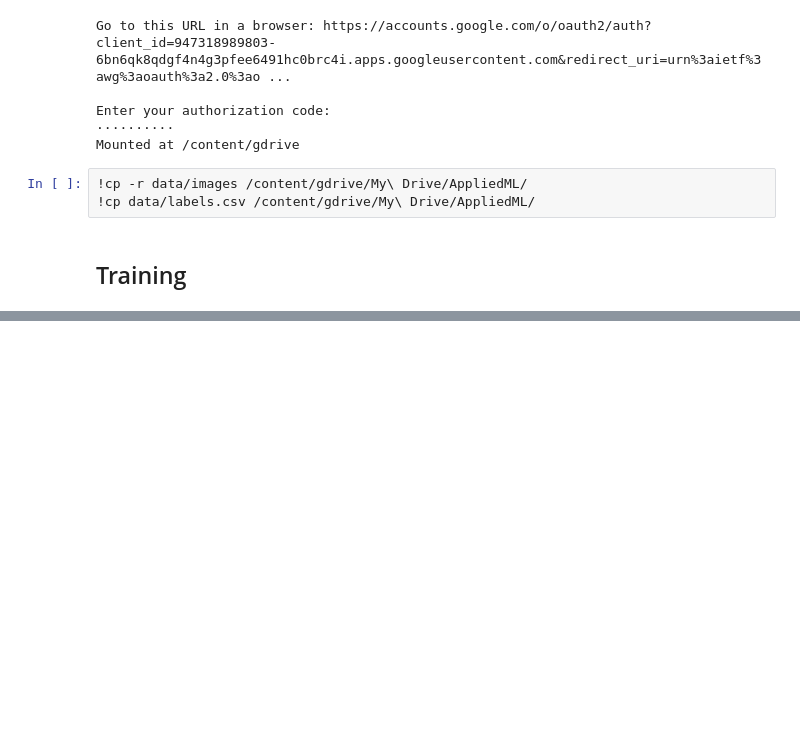
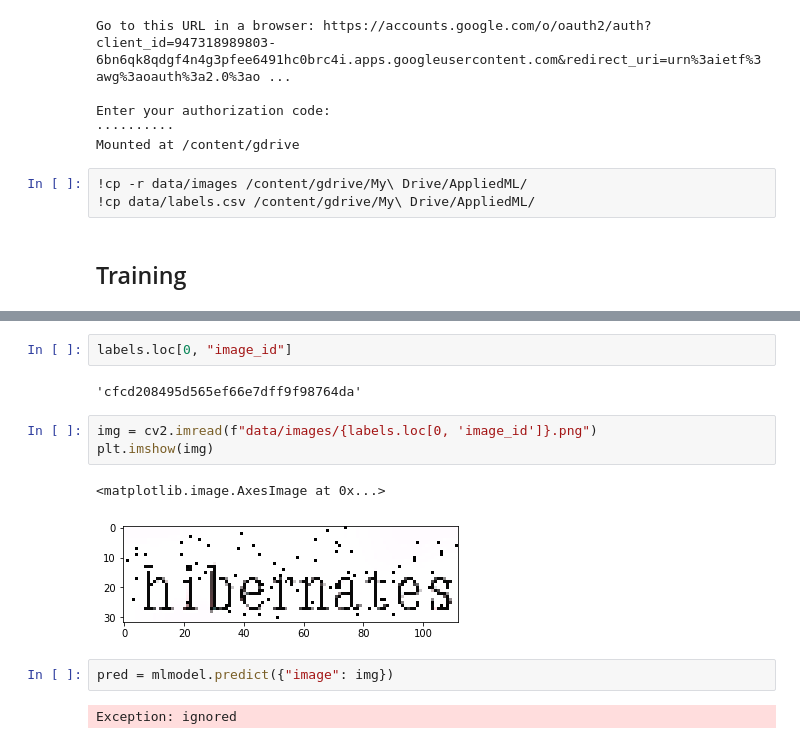
Before and after one commit to koukyo1994/iOS-note-v2, a Jupyter notebook: src/py/colab/Colab-create-dataset-and-train.ipynb, the cells around one changed output, grey strips where cells are left out. Drawn from its saved outputs; the diff is of its cells as text; blank space fills up the shorter version.

```diff
--- a/src/py/colab/Colab-create-dataset-and-train.ipynb
+++ b/src/py/colab/Colab-create-dataset-and-train.ipynb
@@ -90,0 +129,14 @@ Step 29650 : Loss :  1.13793397
+# %%
+labels.loc[0, "image_id"]
+# %% [output]
+'cfcd208495d565ef66e7dff9f98764da'
+# %%
+img = cv2.imread(f"data/images/{labels.loc[0, 'image_id']}.png")
+plt.imshow(img)
+# %% [output]
+<matplotlib.image.AxesImage at 0x...>
+[figure, added]
+# %%
+pred = mlmodel.predict({"image": img})
+# %% [output]
+Exception: ignored
```
Also changed, not shown: parts of 7 cells of this notebook.
